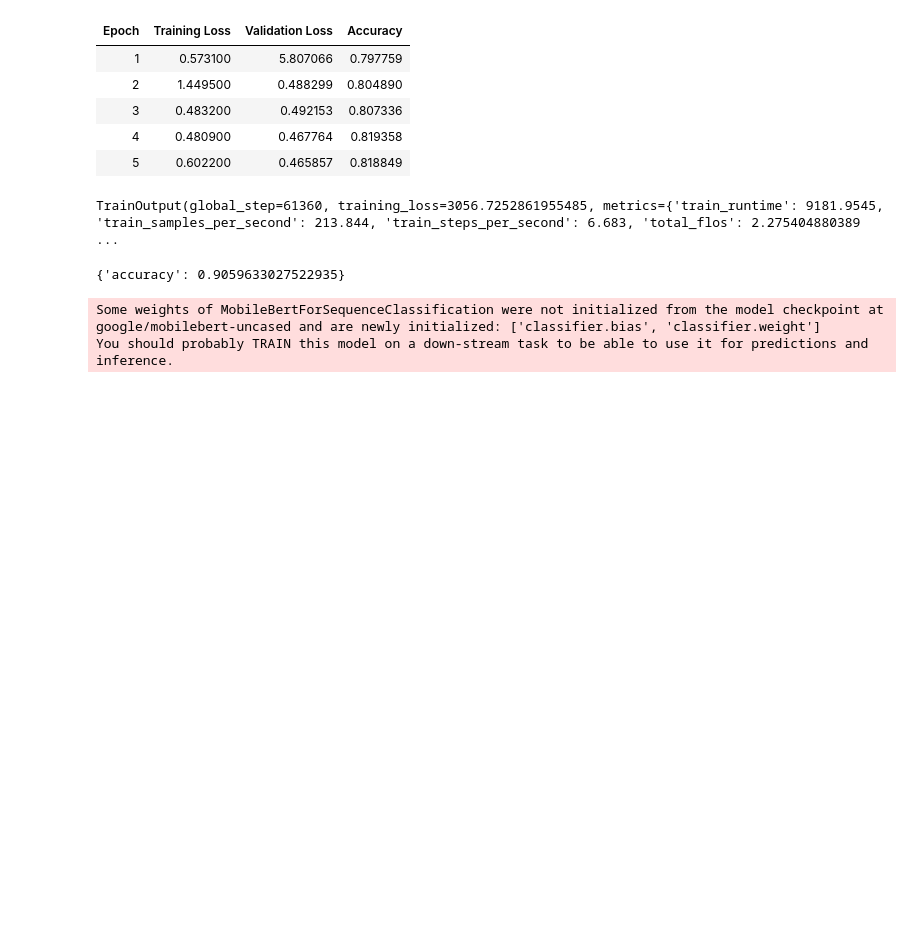
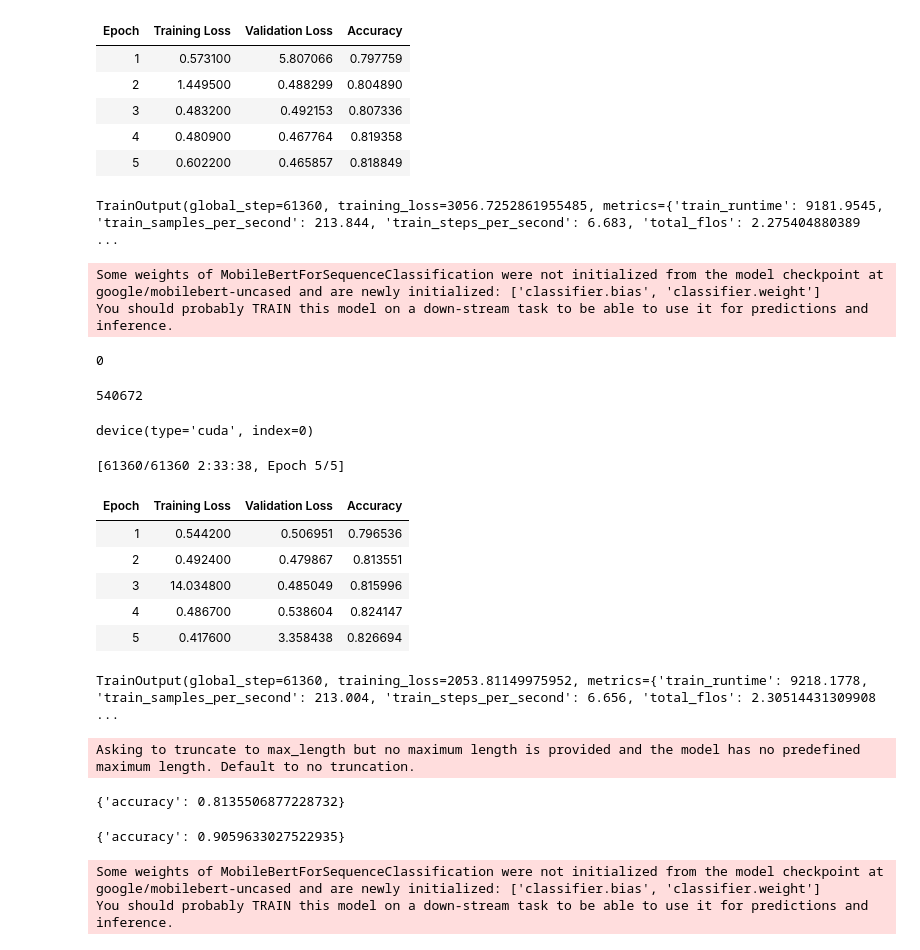
Before and after one commit to rayortigas/_2024-CS230-project, a Jupyter notebook: milestone-mnli.ipynb, the cells around one changed output. Saved outputs shown, nothing was run; the diff lists cells and outputs as text; code cells hidden in the pictures; blank space fills up the shorter version.

Commit message:
Train LoRA for MNLI on CUDA. r = 16 does well, but best is based on loss, so need to figure that out.

```diff
--- a/milestone-mnli.ipynb
+++ b/milestone-mnli.ipynb
@@ -562,3 +562,11 @@ lora_trainer.train()
 TrainOutput(global_step=61360, training_loss=3056.7252861955485, metrics={'train_runtime': 9181.9545, 'train_samples_per_second': 213.844, 'train_steps_per_second': 6.683, 'total_flos': 2.275404880389 ...
 # %%
 del lora_model
+# %%
+lora_model = AutoModelForSequenceClassification.from_pretrained(
+    "google/mobilebert-uncased",
+    num_labels=3,
+)
+# %% [output]
+Some weights of MobileBertForSequenceClassification were not initialized from the model checkpoint at google/mobilebert-uncased and are newly initialized: ['classifier.bias', 'classifier.weight']
+You should probably TRAIN this model on a down-stream task to be able to use it for predictions and inference.
@@ -564,0 +576,4 @@ del lora_model
+# %%
+sum([param.numel() for param in lora_model.parameters() if param.requires_grad])
+# %% [output]
+0
@@ -564,0 +605,43 @@ del lora_model
+# %%
+sum([param.numel() for param in lora_model.parameters() if param.requires_grad])
+# %% [output]
+540672
+# %%
+lora_model = lora_model.to("cuda")
+lora_model.device
+# %% [output]
+device(type='cuda', index=0)
+# %%
+lora_training_args = TrainingArguments(
+    output_dir="tmp/mobilebert_mnli_lora",
+    learning_rate=5e-4,
+    per_device_train_batch_size=32,
+    per_device_eval_batch_size=32,
+    num_train_epochs=5,
+    weight_decay=0.01,
+    eval_strategy="epoch",
+    save_strategy="epoch",
+    load_best_model_at_end=True,
+    push_to_hub=False,
+)
+
+lora_trainer = Trainer(
+    model=lora_model,
+    args=lora_training_args,
+    train_dataset=tokenized_mnli["train"],
+    eval_dataset=tokenized_mnli["validation_matched"],
+    tokenizer=tokenizer,
+    data_collator=data_collator,
+    compute_metrics=compute_metrics,
+)
+
+lora_trainer.train()
+# %% [output]
+[61360/61360 2:33:38, Epoch 5/5]
+| Epoch | Training Loss | Validation Loss | Accuracy |
+| 1 | 0.544200 | 0.506951 | 0.796536 |
+| 2 | 0.492400 | 0.479867 | 0.813551 |
+| 3 | 14.034800 | 0.485049 | 0.815996 |
+| 4 | 0.486700 | 0.538604 | 0.824147 |
+| 5 | 0.417600 | 3.358438 | 0.826694 |
+TrainOutput(global_step=61360, training_loss=2053.81149975952, metrics={'train_runtime': 9218.1778, 'train_samples_per_second': 213.004, 'train_steps_per_second': 6.656, 'total_flos': 2.30514431309908 ...
@@ -565,3 +652,19 @@ del lora_model
+# %%
+for batch in tqdm(data_loader):
+    outputs = lora_model(
+        input_ids=batch["input_ids"].to("cuda"),
+        token_type_ids=batch["token_type_ids"].to("cuda"),
+        attention_mask=batch["attention_mask"].to("cuda"),
+    )
+    predictions = np.argmax(outputs.logits.softmax(axis=1).detach().cpu().numpy(), axis=1)
+    labels = batch["label"].numpy()
+    val_accuracy.add_batch(predictions=predictions, references=labels)
+# %% [output]
+Asking to truncate to max_length but no maximum length is provided and the model has no predefined maximum length. Default to no truncation.
+# %%
+val_accuracy.compute()
+# %% [output]
+{'accuracy': 0.8135506877228732}
 # %%
 val_accuracy = evaluate.load("accuracy")
 # %%
```
Also changed, not shown: parts of 4 cells of this notebook.
